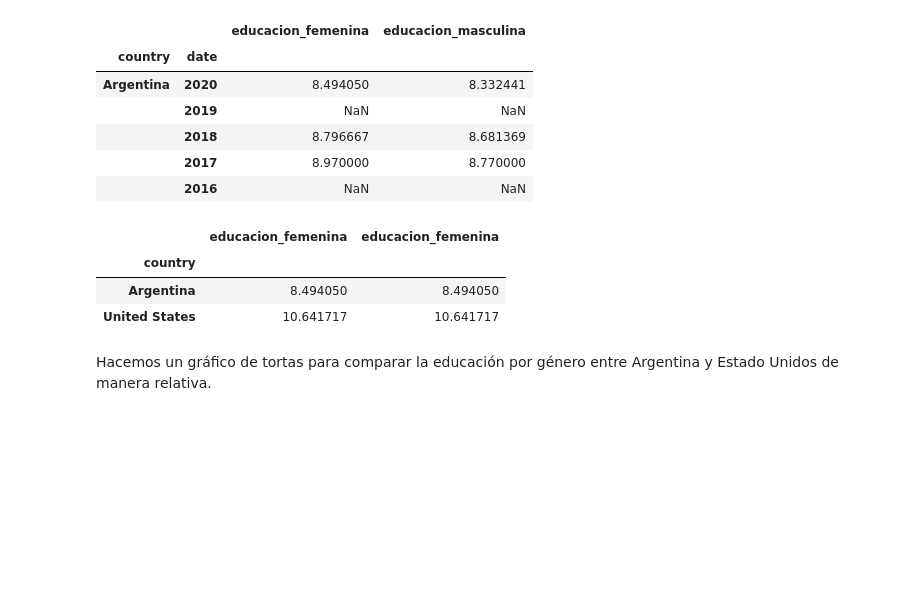
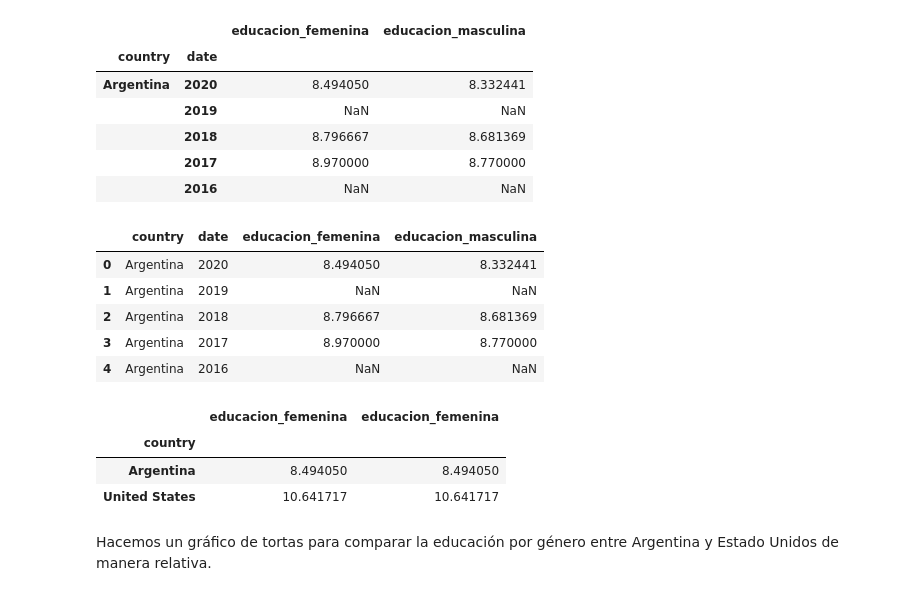
Before and after one commit to SunFanton/python-courses, a Jupyter notebook: humai/analisis-de-datos-Humai/05_Visualizacion/Visualizacion.ipynb, the cells around one changed output. Cells and saved outputs as stored; diff of their text form; code cells hidden in the pictures; blank space fills up the shorter version.

```diff
--- a/humai/analisis-de-datos-Humai/05_Visualizacion/Visualizacion.ipynb
+++ b/humai/analisis-de-datos-Humai/05_Visualizacion/Visualizacion.ipynb
@@ -200,18 +201,27 @@ df.head()
 # %%
 # reset_index() se utiliza para hacer que un dataframe retorne al indexado por default, es decir, que se vuelva a un indexado por numero 0, 1, 2...
 # referencia de este metodo en: https://www.w3schools.com/python/pandas/ref_df_reset_index.asp
 aux = df.reset_index()
-aux = aux.loc[aux['date'] == '2020'] # Vemos que la fecha esta en formato string.
-aux['educacion_femenina'] = aux['educacion_femenina'].astype(float)
-aux['educacion_masculina'] = aux['educacion_masculina'].astype(float)
-aux.set_index('country', inplace=True)
-aux = aux[['educacion_femenina', 'educacion_femenina']]
-aux
+aux.head()
 # %% [output]
-|  | educacion_femenina | educacion_femenina |
-| country |  |  |
-| Argentina | 8.494050 | 8.494050 |
-| United States | 10.641717 | 10.641717 |
+|  | country | date | educacion_femenina | educacion_masculina |
+| 0 | Argentina | 2020 | 8.494050 | 8.332441 |
+| 1 | Argentina | 2019 | NaN | NaN |
+| 2 | Argentina | 2018 | 8.796667 | 8.681369 |
+| 3 | Argentina | 2017 | 8.970000 | 8.770000 |
+| 4 | Argentina | 2016 | NaN | NaN |
+# %%
+aux = aux.loc[aux['date'] == '2020'] # Vemos que la fecha esta en formato string.
+aux['educacion_femenina'] = aux['educacion_femenina'].astype(float)
+aux['educacion_masculina'] = aux['educacion_masculina'].astype(float)
+aux.set_index('country', inplace=True)
+aux = aux[['educacion_femenina', 'educacion_femenina']]
+aux
+# %% [output]
+|  | educacion_femenina | educacion_femenina |
+| country |  |  |
+| Argentina | 8.494050 | 8.494050 |
+| United States | 10.641717 | 10.641717 |
 # %% [markdown]
 Hacemos un gráfico de tortas para comparar la educación por género entre Argentina y Estado Unidos de manera relativa.
 # %%
```
Also changed, not shown: parts of 35 cells of this notebook.
